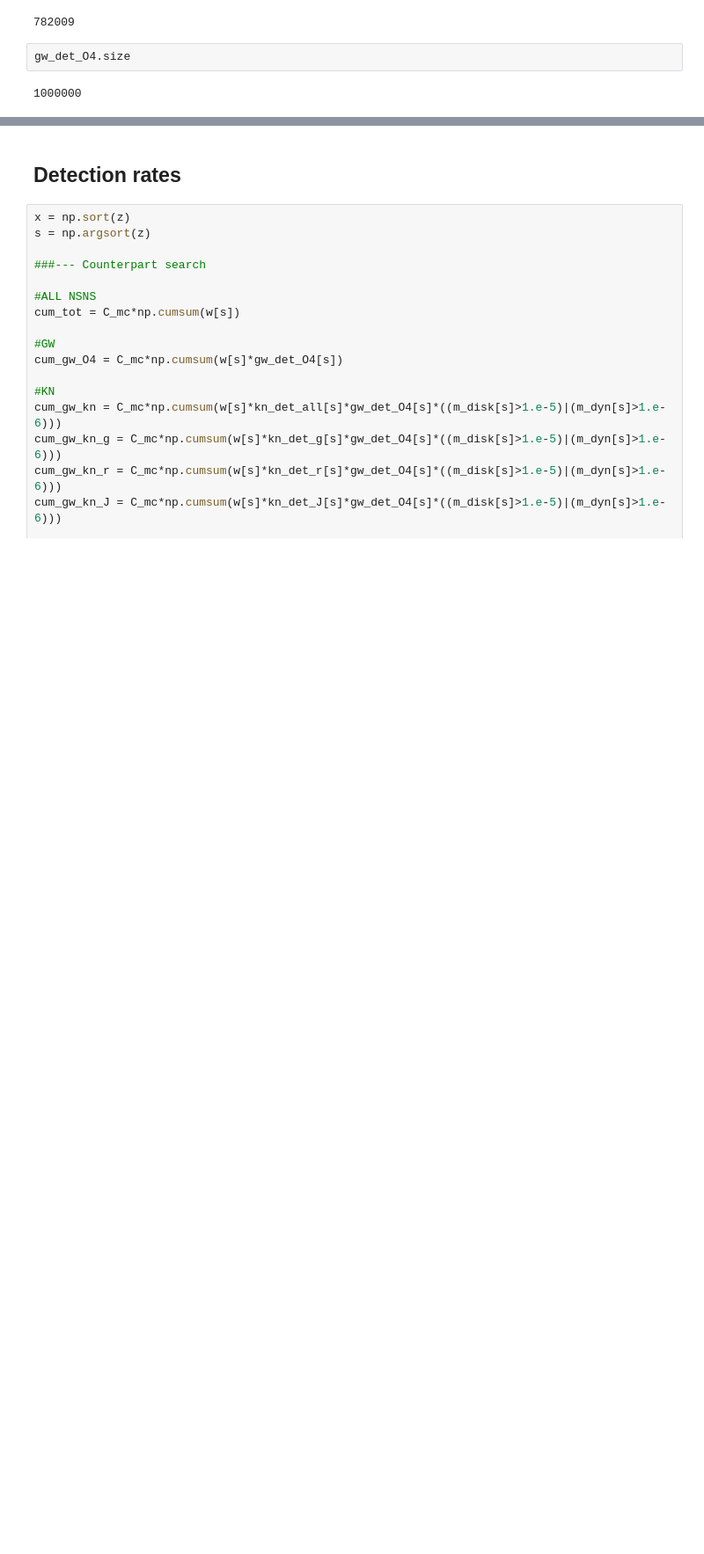
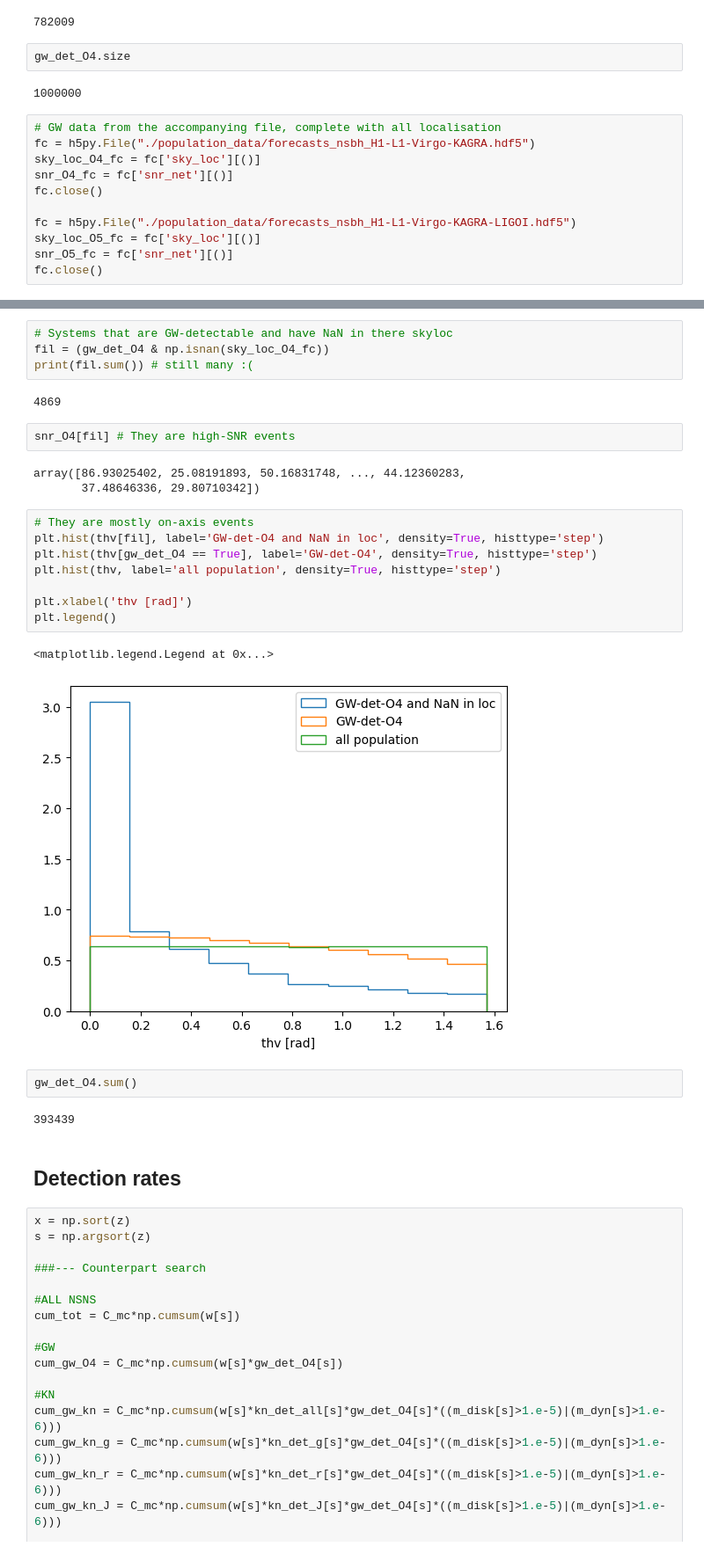
Before and after one commit to acolombo140/O4O5BHNS, a Jupyter notebook: O4BHNS.ipynb, the cells around one changed output, grey strips where cells are left out. Shown: that part at 88% size. Cells and saved outputs as stored; diff of their text form; blank space fills up the shorter version.

Commit message:
Improve code for direct-AG strategy. Loc data for on-axis events still missing :(
Signed-off-by: Raphaël Duque <duque@physik.uni-frankfurt.de>

```diff
--- a/O4BHNS.ipynb
+++ b/O4BHNS.ipynb
@@ -214,3 +216,14 @@ With the new dataset I will fix this hopefully.
 gw_det_O4.size
 # %% [output]
 1000000
+# %%
+# GW data from the accompanying file, complete with all localisation
+fc = h5py.File("./population_data/forecasts_nsbh_H1-L1-Virgo-KAGRA.hdf5")
+sky_loc_O4_fc = fc['sky_loc'][()]
+snr_O4_fc = fc['snr_net'][()]
+fc.close()
+
+fc = h5py.File("./population_data/forecasts_nsbh_H1-L1-Virgo-KAGRA-LIGOI.hdf5")
+sky_loc_O5_fc = fc['sky_loc'][()]
+snr_O5_fc = fc['snr_net'][()]
+fc.close()
@@ -217,3 +238,29 @@ gw_det_O4.size
+# %%
+# Systems that are GW-detectable and have NaN in there skyloc
+fil = (gw_det_O4 & np.isnan(sky_loc_O4_fc))
+print(fil.sum()) # still many :(
+# %% [output]
+4869
+# %%
+snr_O4[fil] # They are high-SNR events
+# %% [output]
+array([86.93025402, 25.08191893, 50.16831748, ..., 44.12360283,
+       37.48646336, 29.80710342])
+# %%
+# They are mostly on-axis events
+plt.hist(thv[fil], label='GW-det-O4 and NaN in loc', density=True, histtype='step')
+plt.hist(thv[gw_det_O4 == True], label='GW-det-O4', density=True, histtype='step')
+plt.hist(thv, label='all population', density=True, histtype='step')
+
+plt.xlabel('thv [rad]')
+plt.legend()
+# %% [output]
+<matplotlib.legend.Legend at 0x...>
+[figure, added]
+# %%
+gw_det_O4.sum()
+# %% [output]
+393439
 # %% [markdown]
 ## Detection rates
 # %%
```
Also changed, not shown: parts of 3 cells of this notebook.
